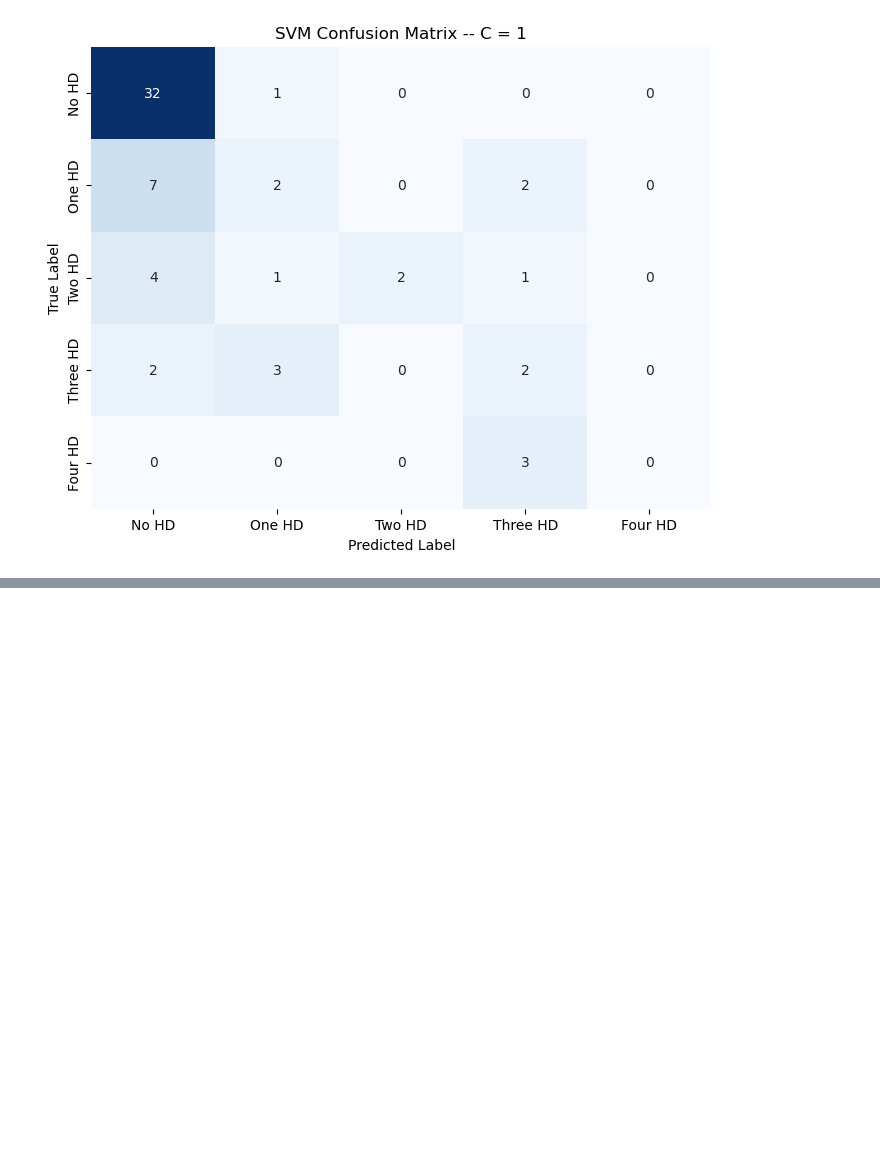
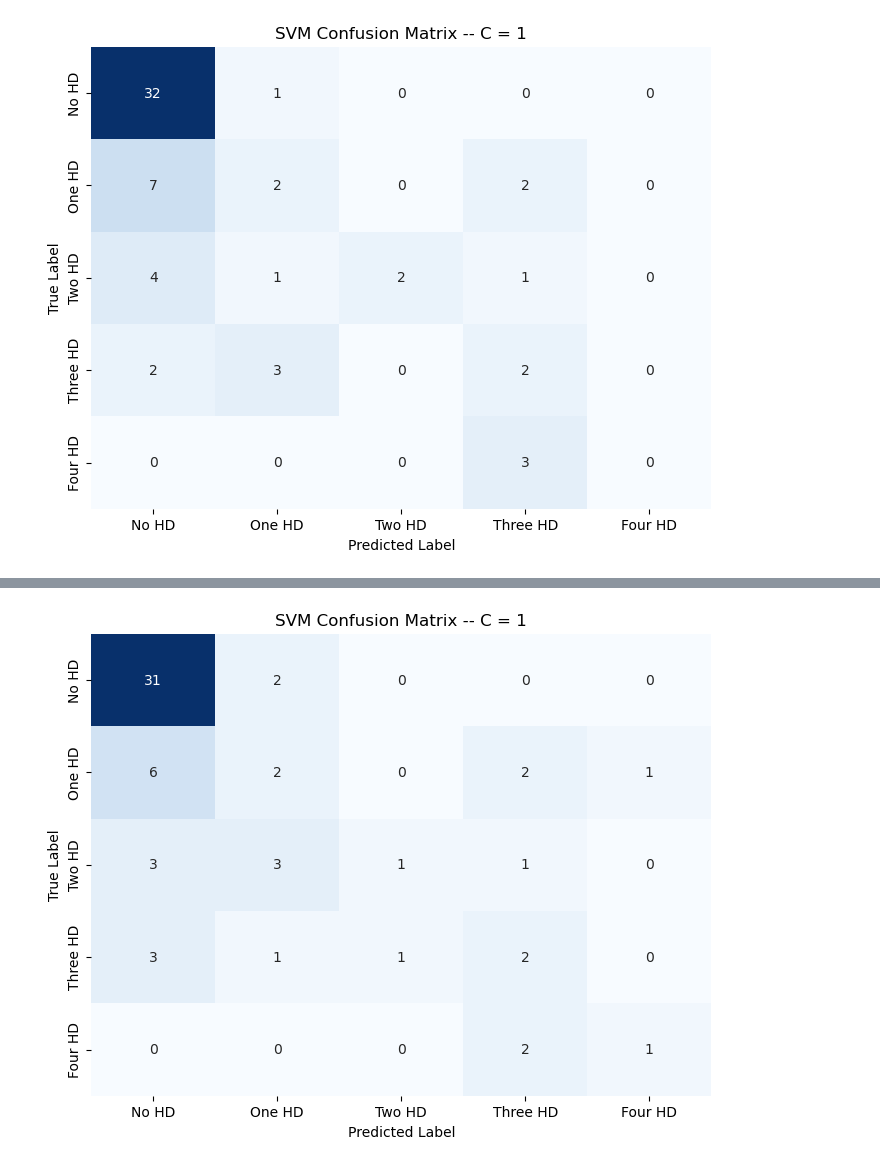
Before and after one commit to Norumai01/ECGR_4115_Project, a Jupyter notebook: Heart_Disease.ipynb, the cells around one changed output, grey strips where cells are left out. Drawn from its saved outputs; the diff is of its cells as text; code cells hidden in the pictures; blank space fills up the shorter version.

```diff
--- a/Heart_Disease.ipynb
+++ b/Heart_Disease.ipynb
@@ -163,0 +164,25 @@ Text(0.5, 1.0, 'Heart Disease Prediction Accuracy over Penalty C')
+# %%
+max_accuracy = 0
+highest_C = 0
+accuracy = []
+
+C_values = range(1,500)
+for C in C_values:
+    sc_X = StandardScaler()
+    X_train_sc = sc_X.fit_transform(X_train)
+    X_test_sc = sc_X.fit_transform(X_test)
+    model = SVC(C=C, kernel='poly', gamma=0.025, degree=3)
+    model.fit(X_train_sc, Y_train)
+    predicted = model.predict(X_test_sc)
+    warnings.filterwarnings('ignore')
+    report_data = classification_report(Y_test, predicted, output_dict=True)
+    data = pd.DataFrame(report_data)
+    accuracy.append(data.values[2,5])
+    if data.values[2,5] > max_accuracy:
+        report = classification_report(Y_test, predicted)
+        highest_C = C
+        max_accuracy = data.values[2,5]
+        cm = confusion_matrix(Y_test, predicted)
+
+print("The penalty parameter C, ", highest_C, "have the highest accuracy of ", max_accuracy)
+print("Classification Report: \n", report)
@@ -163,0 +203,11 @@ Text(0.5, 1.0, 'Heart Disease Prediction Accuracy over Penalty C')
+# %%
+plt.figure(figsize=(8, 6))
+sns.heatmap(cm, annot=True, fmt="d", cmap="Blues", cbar=False,
+            xticklabels=['No HD', 'One HD', 'Two HD', 'Three HD', 'Four HD'],
+            yticklabels=['No HD', 'One HD', 'Two HD', 'Three HD', 'Four HD'])
+plt.xlabel('Predicted Label')
+plt.ylabel('True Label')
+plt.title('SVM Confusion Matrix -- C = 1')
+plt.show()
+# %% [output]
+[figure, added]
```
Also changed, not shown: parts of 3 cells of this notebook, 1 other file.
